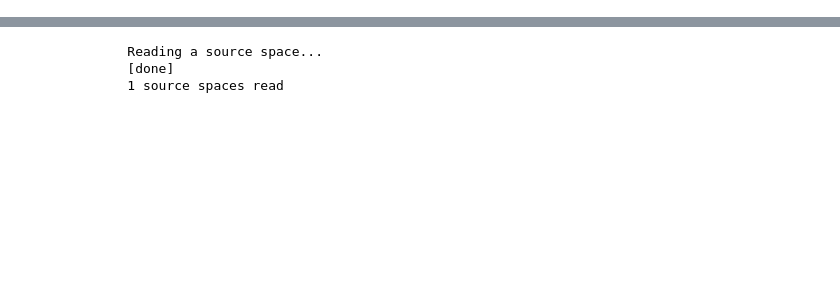
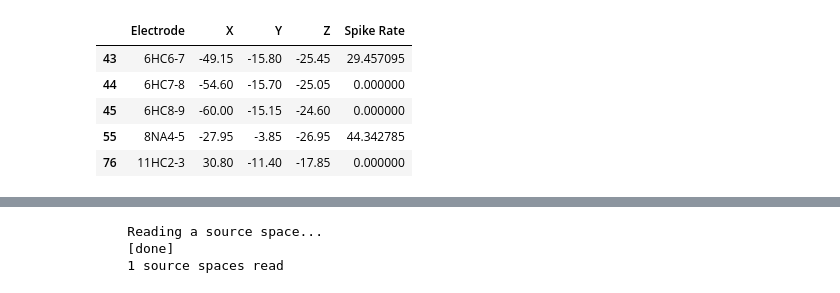
Before and after one commit to luvebian/sEEG, a Jupyter notebook: sEEG_IZ.ipynb, the cells around one changed output, grey strips where cells are left out. Drawn from its saved outputs; the diff is of its cells as text; code cells hidden in the pictures; blank space fills up the shorter version.

```diff
--- a/sEEG_IZ.ipynb
+++ b/sEEG_IZ.ipynb
@@ -59,0 +153,9 @@ Spike DataFrame:
+# %%
+spike_df[spike_df.Electrode.isin(seeg_mask)]
+# %% [output]
+|  | Electrode | X | Y | Z | Spike Rate |
+| 43 | 6HC6-7 | -49.15 | -15.80 | -25.45 | 29.457095 |
+| 44 | 6HC7-8 | -54.60 | -15.70 | -25.05 | 0.000000 |
+| 45 | 6HC8-9 | -60.00 | -15.15 | -24.60 | 0.000000 |
+| 55 | 8NA4-5 | -27.95 | -3.85 | -26.95 | 44.342785 |
+| 76 | 11HC2-3 | 30.80 | -11.40 | -17.85 | 0.000000 |
```
Also changed, not shown: parts of 69 cells of this notebook.
